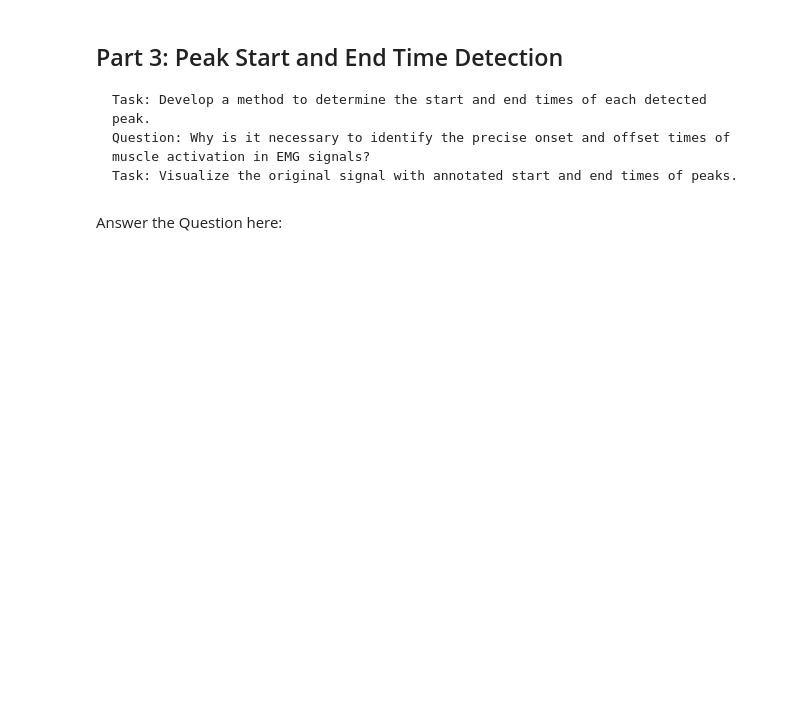
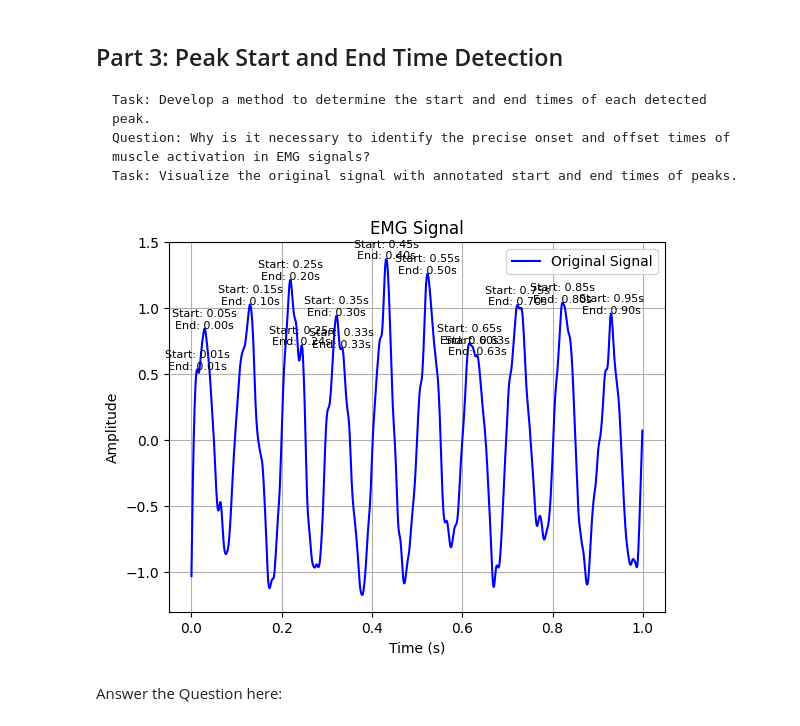
Before and after one commit to ElectronicsClub-IITK/EMG-Controlled-Shooting-Game, a Jupyter notebook: Week_2/EMG Signal Processing Assignment.ipynb, the cells around one changed output. Drawn from its saved outputs; the diff is of its cells as text; code cells hidden in the pictures; blank space fills up the shorter version.

```diff
--- a/Week_2/EMG Signal Processing Assignment.ipynb
+++ b/Week_2/EMG Signal Processing Assignment.ipynb
@@ -69,6 +103,42 @@ Answer the Question here:
     Task: Develop a method to determine the start and end times of each detected peak.
     Question: Why is it necessary to identify the precise onset and offset times of muscle activation in EMG signals?
     Task: Visualize the original signal with annotated start and end times of peaks.
+# %%
+import numpy as np
+import matplotlib.pyplot as plt
+from scipy.signal import find_peaks, peak_widths
+
+# Assuming 'filtered_data' contains the filtered EMG signal
+# Adjust these parameters according to your data and requirements
+height = 0.5  # Adjust this value to filter out small peaks or noise
+distance = 10  # Adjust this value to ensure only the highest peaks are detected
+width = (1, None)  # Adjust this value to filter out peaks that are too narrow or too wide
+
+# Find peaks in the filtered EMG signal
+peaks, _ = find_peaks(y, height=height, distance=distance, width=width)
+
+# Calculate the start and end times of each peak
+width_results = peak_widths(y, peaks, rel_height=0.5)  # rel_height can be adjusted for better accuracy
+start_times = width_results[3] / fs
+end_times = width_results[2] / fs
+
+# Plot the original signal with annotated start and end times of peaks
+plt.figure()
+plt.plot(t, y, 'b-', label='Original Signal')
+# plt.plot(t[peaks], y[peaks], 'ro', markersize=8, label='Detected Peaks')
+
+# Annotate start and end times of each peak
+for i in range(len(peaks)):
+    plt.text(t[peaks[i]], y[peaks[i]], f"Start: {start_times[i]:.2f}s\nEnd: {end_times[i]:.2f}s", fontsize=8, ha='center')
+
+plt.xlabel('Time (s)')
+plt.ylabel('Amplitude')
+plt.title('EMG Signal')
+plt.legend()
+plt.grid()
+plt.show()
+# %% [output]
+[figure, added]
 # %% [markdown]
 Answer the Question here:
 # %%
```
Also changed, not shown: parts of 9 cells of this notebook.
